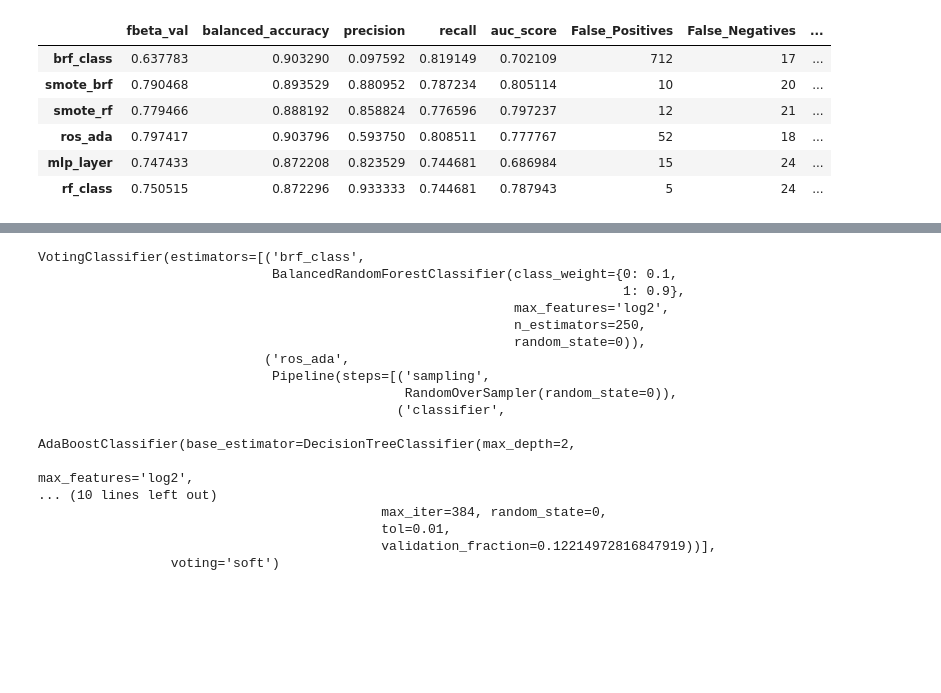
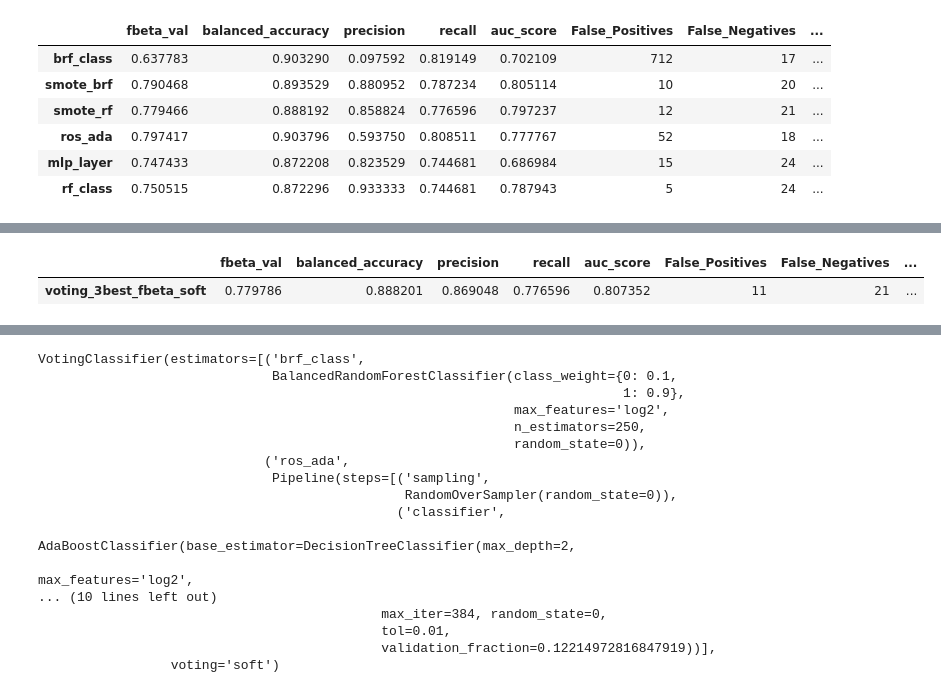
Before and after one commit to xmarkx/fraud_detection, a Jupyter notebook: K_Credit_cards_fraud-CopyV3.ipynb, the cells around one changed output, grey strips where cells are left out. Cells and saved outputs as stored; diff of their text form; code cells hidden in the pictures; blank space fills up the shorter version.

```diff
--- a/K_Credit_cards_fraud-CopyV3.ipynb
+++ b/K_Credit_cards_fraud-CopyV3.ipynb
@@ -3390,0 +3532,7 @@ best_params_ros_ada
+# %%
+results_voting_3best_fbeta_soft_df = pd.DataFrame(data=results_voting_3best_fbeta_soft.values(), index=results_voting_3best_fbeta_soft.keys(),\
+                      columns=['fbeta_val', 'balanced_accuracy', 'precision', 'recall', 'auc_score', 'False_Positives', 'False_Negatives', 'Avg_Train_Time', 'Test_Time'])
+results_voting_3best_fbeta_soft_df
+# %% [output]
+|  | fbeta_val | balanced_accuracy | precision | recall | auc_score | False_Positives | False_Negatives | ... |
+| voting_3best_fbeta_soft | 0.779786 | 0.888201 | 0.869048 | 0.776596 | 0.807352 | 11 | 21 | ... |
```
Also changed, not shown: parts of 97 cells of this notebook, 8 other files.
